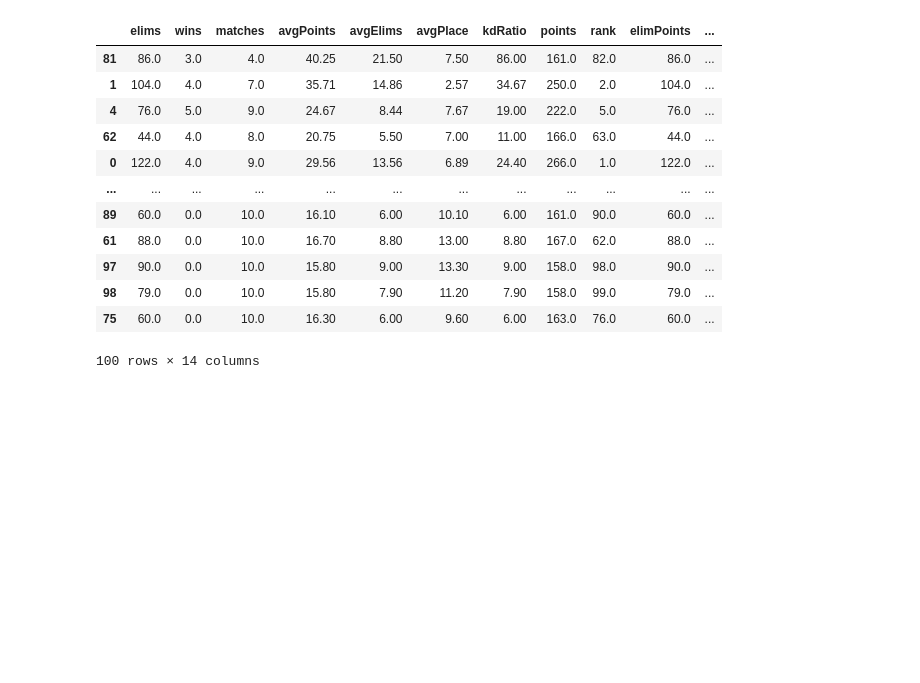
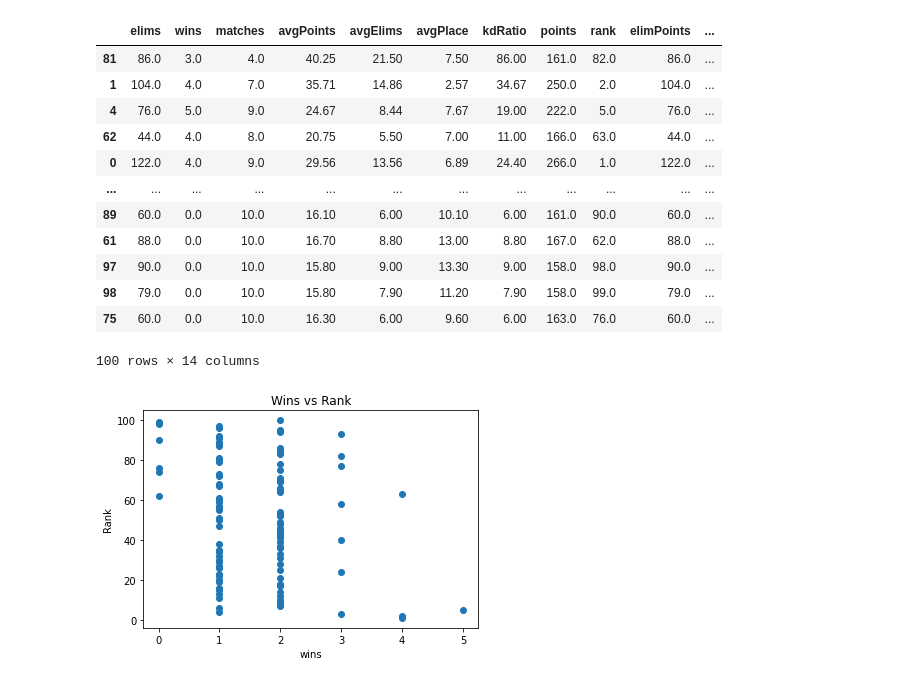
Before and after one commit to mlue02/eSportsStats, a Jupyter notebook: fnstats/fnstats.ipynb, the cells around one changed output. Cells and saved outputs as stored; diff of their text form; code cells hidden in the pictures; blank space fills up the shorter version.

```diff
--- a/fnstats/fnstats.ipynb
+++ b/fnstats/fnstats.ipynb
@@ -10,6 +61,4 @@ import bs4
 # %%
-url = "https://fortnitetracker.com/events/epicgames_S21_PgodCup_NAW?window=S21_PgodCup_NAW_Round1"
-data = requests.get(url).text
-soup = bs4.BeautifulSoup(data, 'html.parser')
-soup
+df = eventData('https://fortnitetracker.com/events/epicgames_S21_PgodCup_NAW?window=S21_PgodCup_NAW_Round1')
+df
 # %% [output]
@@ -160,0 +100,9 @@ def get_content(url):
+# %%
+fig = plt.figure()
+plt.scatter(df['wins'], df['rank'])
+plt.title("Wins vs Rank")
+plt.ylabel("Rank")
+plt.xlabel('wins')
+plt.show()
+# %% [output]
+[figure, added]
```
Also changed, not shown: parts of 10 cells of this notebook, 1 other file.
